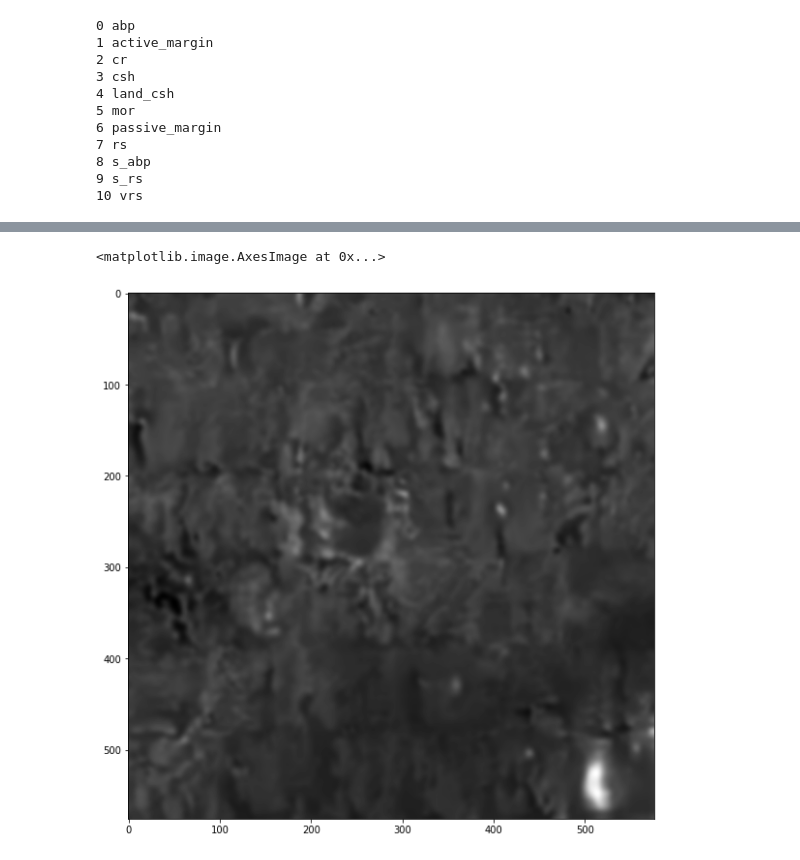
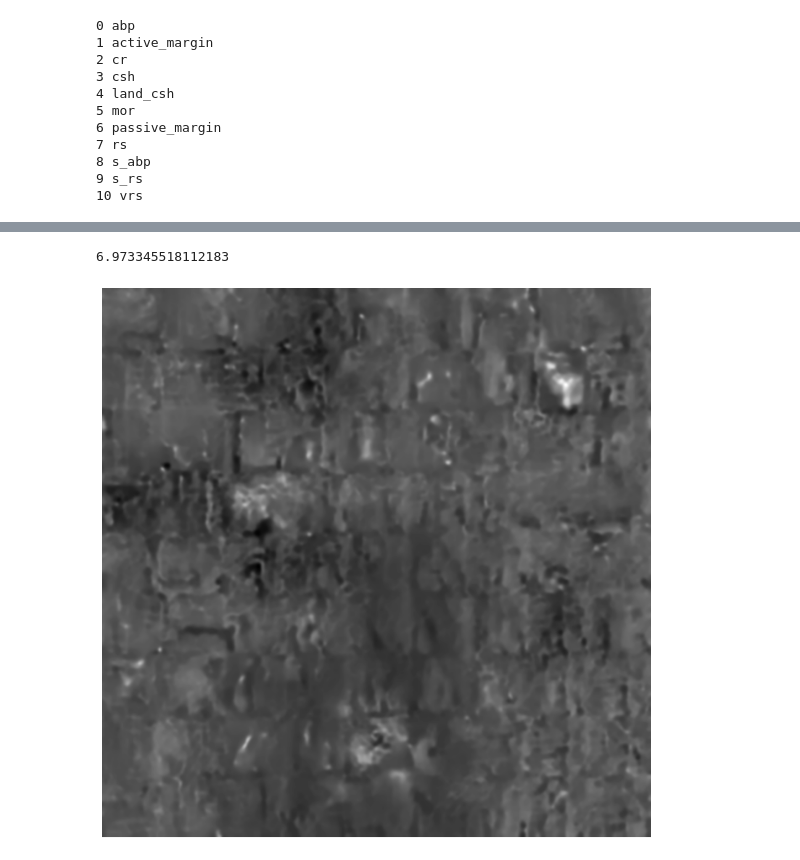
Before and after one commit to nico5655/OceanPSC, a Jupyter notebook: generate_terrain.ipynb, the cells around one changed output, grey strips where cells are left out. Saved outputs shown, nothing was run; the diff lists cells and outputs as text; code cells hidden in the pictures.

```diff
--- a/generate_terrain.ipynb
+++ b/generate_terrain.ipynb
@@ -75,2 +56,21 @@ map2=e.erosion(map.copy(),iterations=20)
+# %%
+
+gen.num_candidates=125
+t=time.time()
+carte=gen.generate_tiled_map(classes)
+print(time.time()-t)
+
+carte = cv2.morphologyEx(np.float32(carte), cv2.MORPH_CLOSE, np.ones((5, 5)))
+carte = cv2.medianBlur(carte, 5)
+
+carte=gaussian_filter(carte,1.5)
+
+plt.figure(figsize=(12,12))
+plt.imshow(carte,cmap='gray')
+plt.axis('off')
+plt.show()
+# %% [output]
+6.973345518112183
+[figure, added]
 # %%
 
@@ -78,7 +77,0 @@ plt.imsave('dems/art.png',gaussian_filter(map,1.5),cmap='gray')
-# %%
-
-plt.figure(figsize=(10,10))
-plt.imshow(gaussian_filter(map,2.5),cmap='gray')
-# %% [output]
-<matplotlib.image.AxesImage at 0x...>
-[figure, removed]
```
Also changed, not shown: parts of 14 cells of this notebook, 5 other files.
